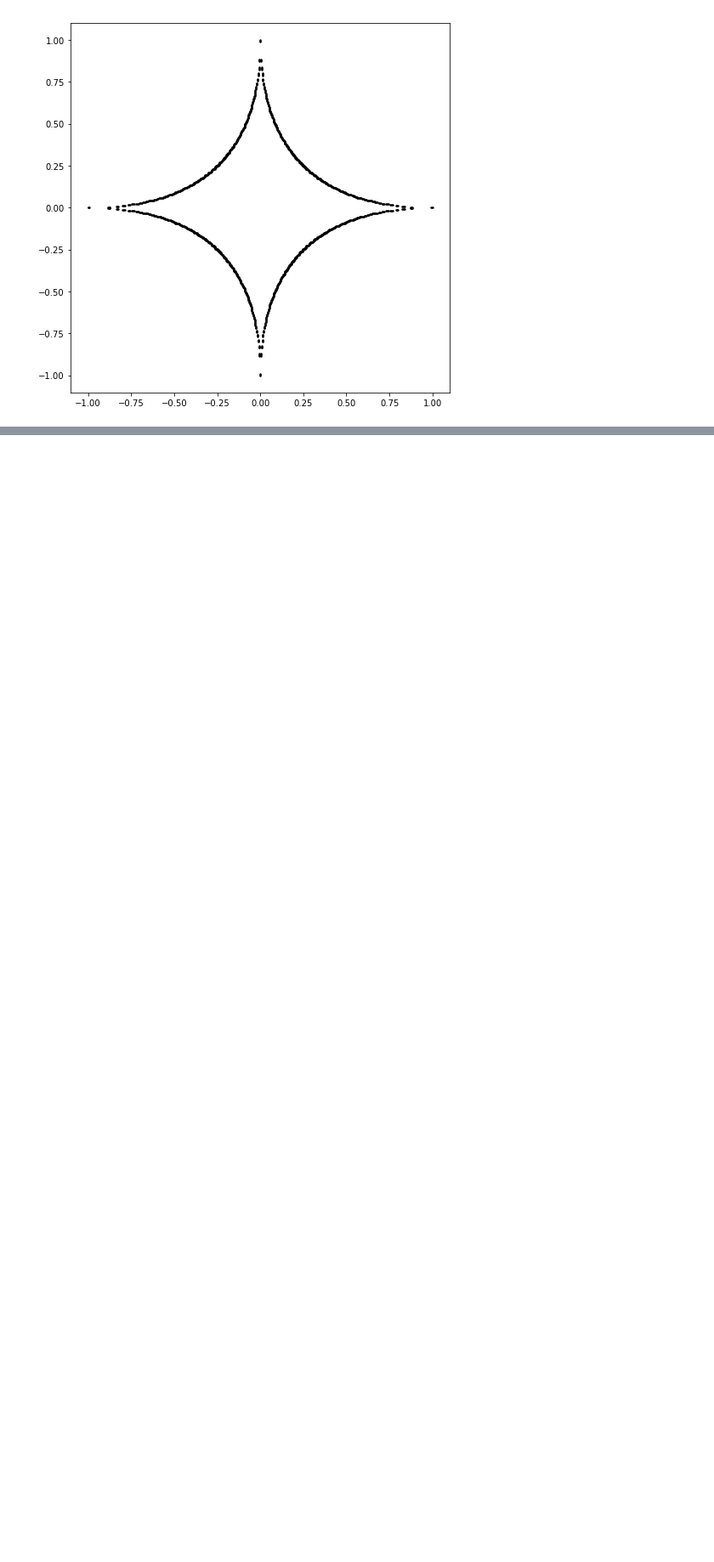
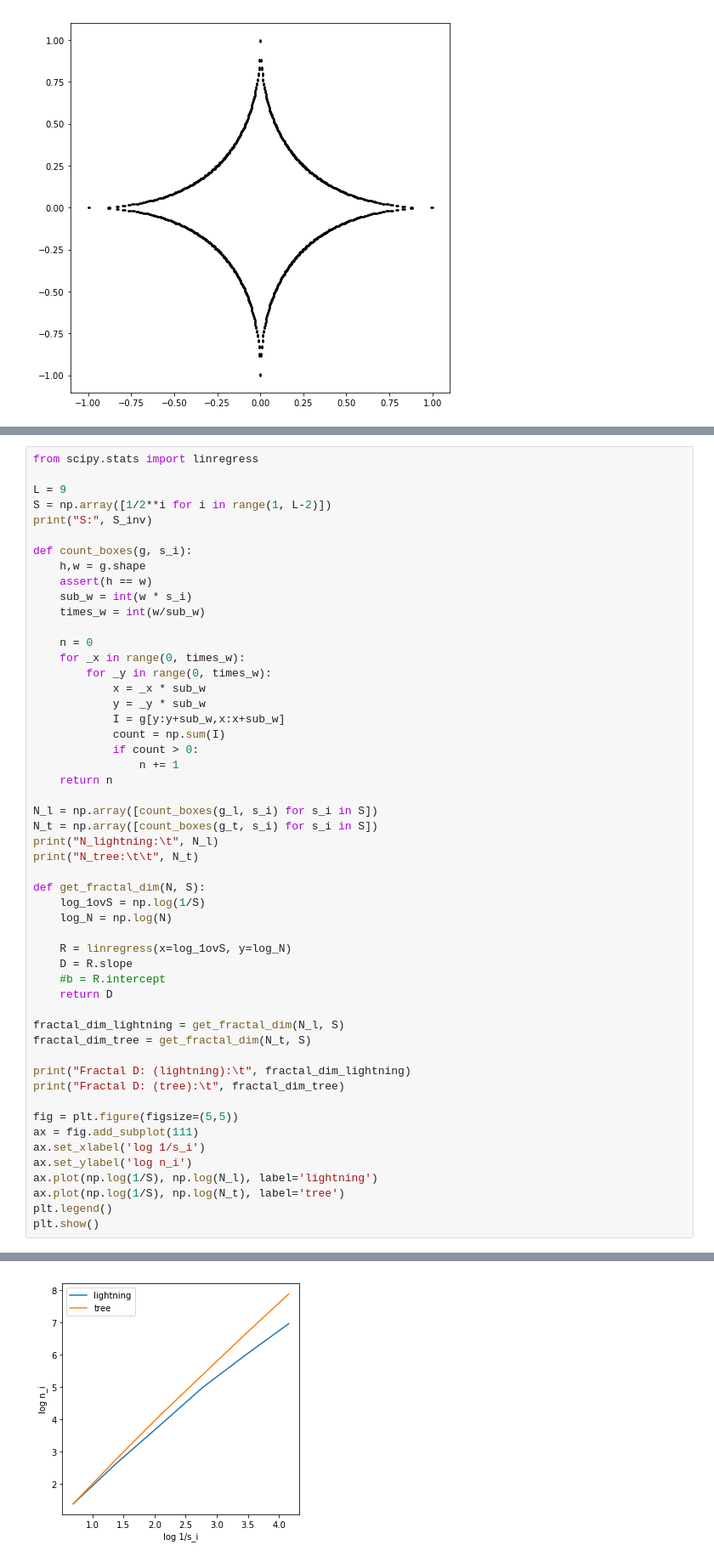
Before and after one commit to jutanke/bit_projects, a Jupyter notebook: project1/solutions.ipynb, the cells around one changed output, grey strips where cells are left out. Shown at 85% size. Saved outputs shown, nothing was run; the diff lists cells and outputs as text; blank space fills up the shorter version.

```diff
--- a/project1/solutions.ipynb
+++ b/project1/solutions.ipynb
@@ -371,0 +401,53 @@ plot_lp_norm(ax, 1/2)
+# %%
+from scipy.stats import linregress
+
+L = 9
+S = np.array([1/2**i for i in range(1, L-2)])
+print("S:", S_inv)
+
+def count_boxes(g, s_i):
+    h,w = g.shape
+    assert(h == w)
+    sub_w = int(w * s_i)
+    times_w = int(w/sub_w)
+
+    n = 0
+    for _x in range(0, times_w):
+        for _y in range(0, times_w):
+            x = _x * sub_w
+            y = _y * sub_w
+            I = g[y:y+sub_w,x:x+sub_w]
+            count = np.sum(I)
+            if count > 0:
+                n += 1
+    return n
+
+N_l = np.array([count_boxes(g_l, s_i) for s_i in S])
+N_t = np.array([count_boxes(g_t, s_i) for s_i in S])
+print("N_lightning:\t", N_l)
+print("N_tree:\t\t", N_t)
+
+def get_fractal_dim(N, S):
+    log_1ovS = np.log(1/S)
+    log_N = np.log(N)
+
+    R = linregress(x=log_1ovS, y=log_N)
+    D = R.slope
+    #b = R.intercept
+    return D
+
+fractal_dim_lightning = get_fractal_dim(N_l, S)
+fractal_dim_tree = get_fractal_dim(N_t, S)
+
+print("Fractal D: (lightning):\t", fractal_dim_lightning)
+print("Fractal D: (tree):\t", fractal_dim_tree)
+
+fig = plt.figure(figsize=(5,5))
+ax = fig.add_subplot(111)
+ax.set_xlabel('log 1/s_i')
+ax.set_ylabel('log n_i')
+ax.plot(np.log(1/S), np.log(N_l), label='lightning')
+ax.plot(np.log(1/S), np.log(N_t), label='tree')
+plt.legend()
+plt.show()
+# %% [output]
@@ -371,0 +459 @@ plot_lp_norm(ax, 1/2)
+[figure, added]
```
Also changed, not shown: parts of 3 cells of this notebook.
